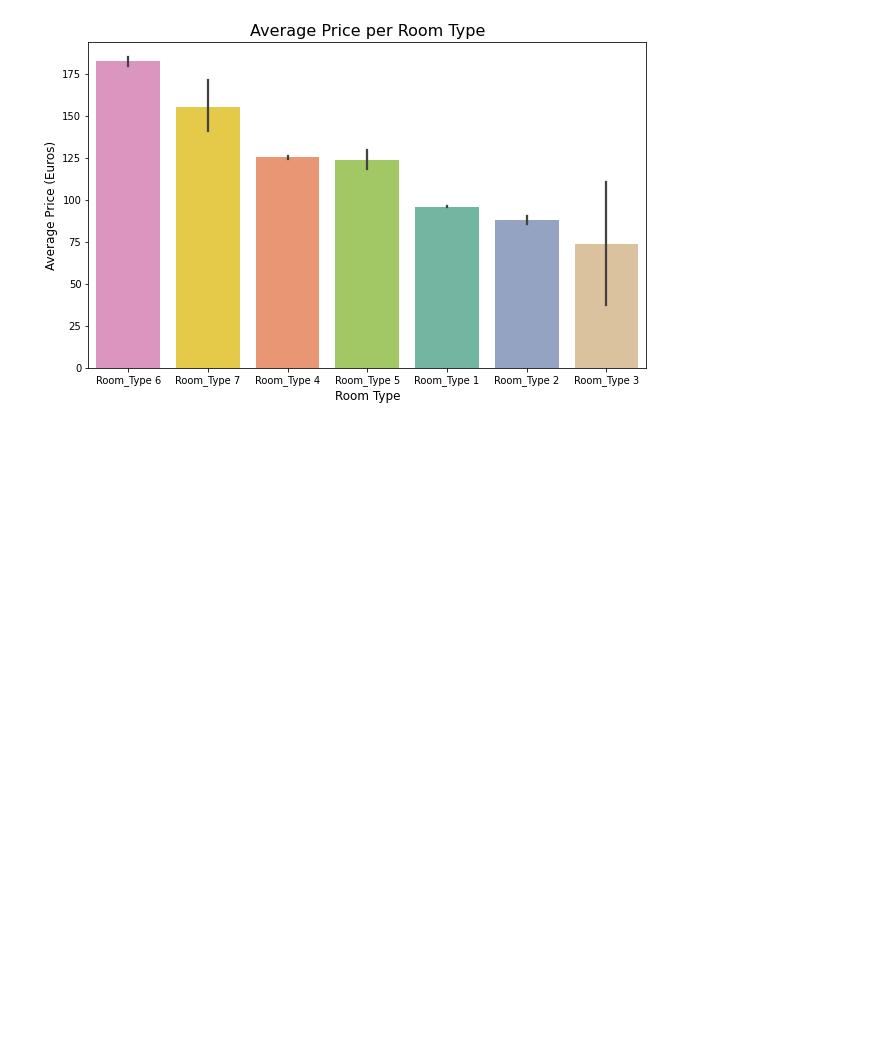
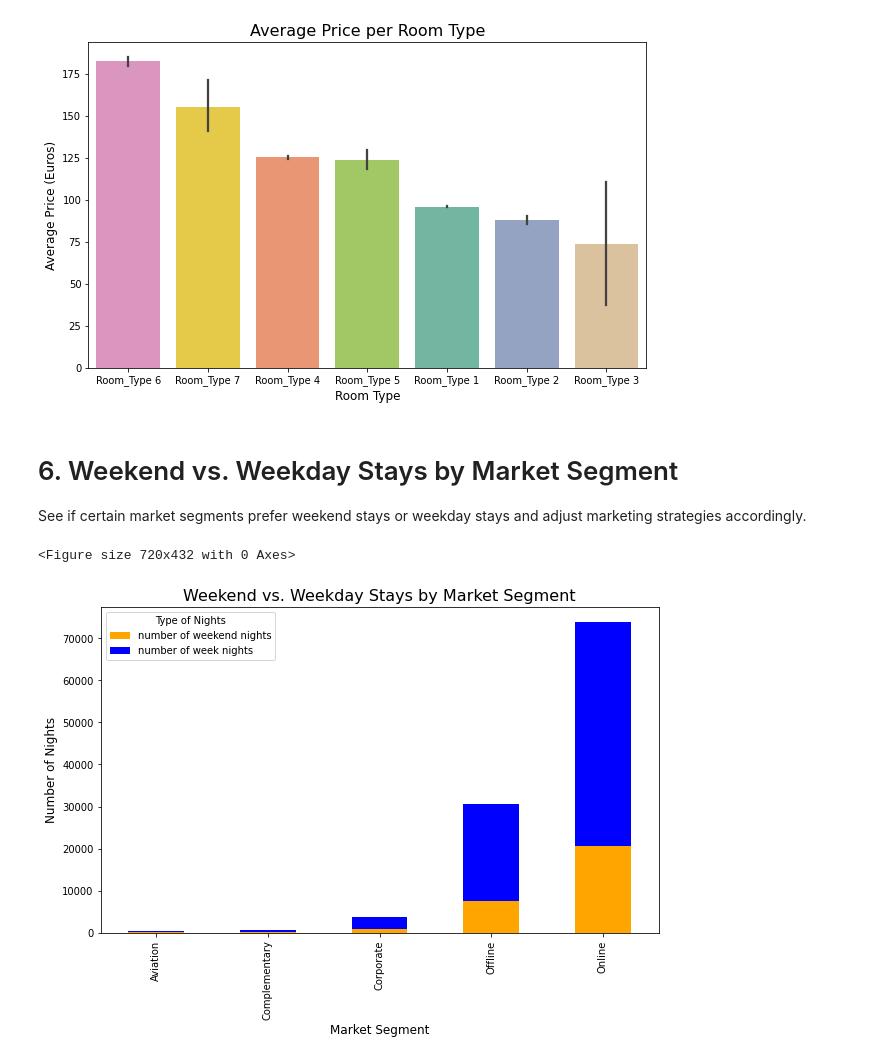
Before and after one commit to Cellula-Tech/Machine-Learning-2024-Winter-Intern-, a Jupyter notebook: cellula_first_task.ipynb, the cells around one changed output. Drawn from its saved outputs; the diff is of its cells as text; code cells hidden in the pictures; blank space fills up the shorter version.

Commit message:
added Weekend vs. Weekday Stays by Market Segment plots

```diff
--- a/cellula_first_task.ipynb
+++ b/cellula_first_task.ipynb
@@ -111,3 +111,23 @@ plt.ylabel('Average Price (Euros)', fontsize=12)
 plt.show()
 # %% [output]
 [figure]
+# %% [markdown]
+# 6. Weekend vs. Weekday Stays by Market Segment
+See if certain market segments prefer weekend stays or weekday stays and adjust marketing strategies accordingly.
+# %%
+market_segment_data = df.groupby('market segment type')[['number of weekend nights', 'number of week nights']].sum()
+
+plt.figure(figsize=(10, 6))
+
+# Plot stacked bars
+market_segment_data.plot(kind='bar', stacked=True, color=['orange', 'blue'], figsize=(10, 6))
+
+plt.title('Weekend vs. Weekday Stays by Market Segment', fontsize=16)
+plt.xlabel('Market Segment', fontsize=12)
+plt.ylabel('Number of Nights', fontsize=12)
+plt.legend(title='Type of Nights')
+
+plt.show()
+# %% [output]
+<Figure size 720x432 with 0 Axes>
+[figure, added]
```
